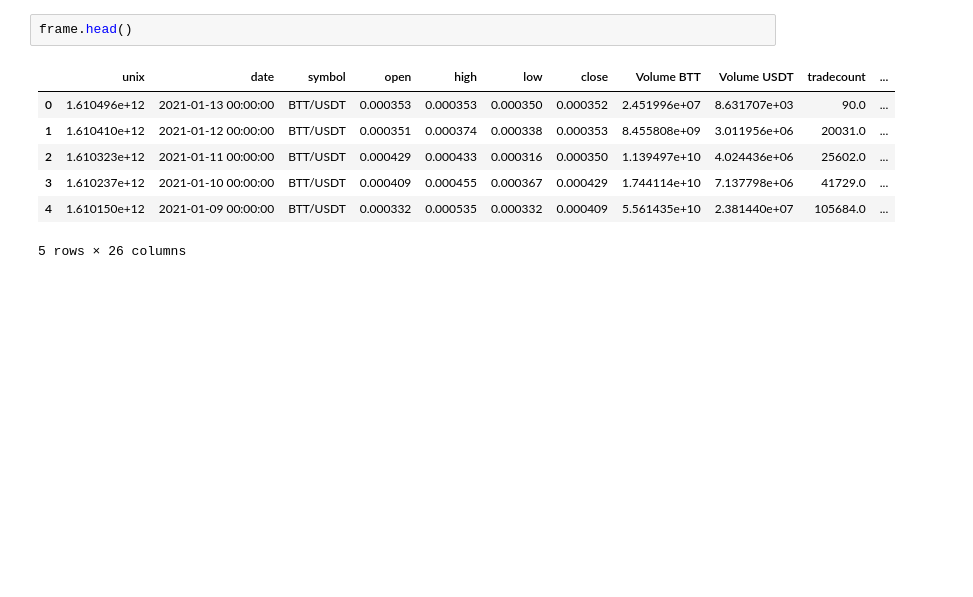
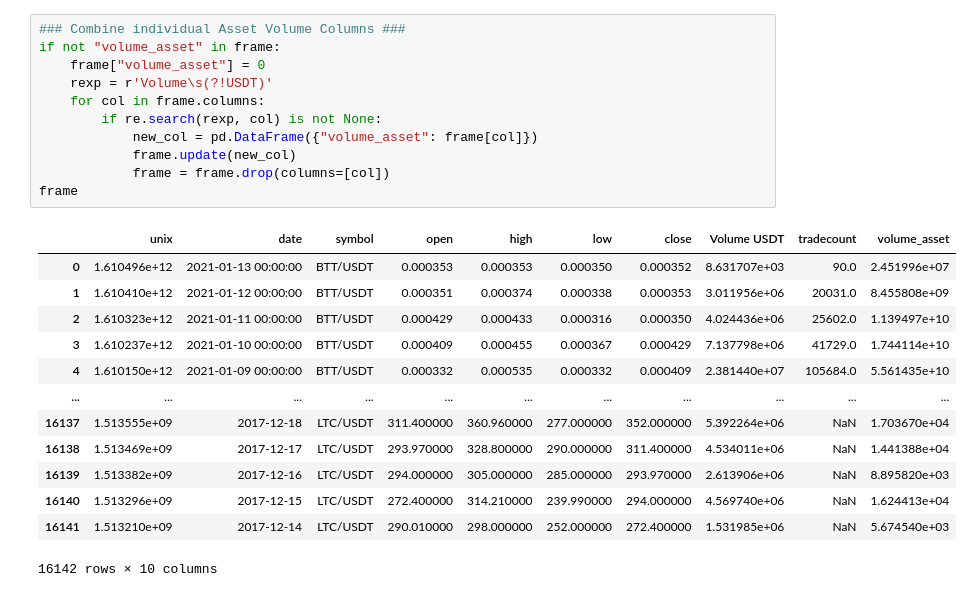
Before and after one commit to data301-2021-summer2/project-group27-project, a Jupyter notebook: analysis/main.ipynb, the cells around one changed output. Saved outputs shown, nothing was run; the diff lists cells and outputs as text; blank space fills up the shorter version.

Commit message:
Wrangle Data

```diff
--- a/analysis/main.ipynb
+++ b/analysis/main.ipynb
@@ -9,10 +25,25 @@ frame = pd.concat([pd.read_csv(filename, index_col=None, header=0) for filename
 # %%
-frame.head()
+### Combine individual Asset Volume Columns ###
+if not "volume_asset" in frame:
+    frame["volume_asset"] = 0
+    rexp = r'Volume\s(?!USDT)'
+    for col in frame.columns:
+        if re.search(rexp, col) is not None:
+            new_col = pd.DataFrame({"volume_asset": frame[col]})
+            frame.update(new_col)
+            frame = frame.drop(columns=[col])
+frame
 # %% [output]
-|  | unix | date | symbol | open | high | low | close | Volume BTT | Volume USDT | tradecount | ... |
-| 0 | 1.610496e+12 | 2021-01-13 00:00:00 | BTT/USDT | 0.000353 | 0.000353 | 0.000350 | 0.000352 | 2.451996e+07 | 8.631707e+03 | 90.0 | ... |
-| 1 | 1.610410e+12 | 2021-01-12 00:00:00 | BTT/USDT | 0.000351 | 0.000374 | 0.000338 | 0.000353 | 8.455808e+09 | 3.011956e+06 | 20031.0 | ... |
-| 2 | 1.610323e+12 | 2021-01-11 00:00:00 | BTT/USDT | 0.000429 | 0.000433 | 0.000316 | 0.000350 | 1.139497e+10 | 4.024436e+06 | 25602.0 | ... |
-| 3 | 1.610237e+12 | 2021-01-10 00:00:00 | BTT/USDT | 0.000409 | 0.000455 | 0.000367 | 0.000429 | 1.744114e+10 | 7.137798e+06 | 41729.0 | ... |
-| 4 | 1.610150e+12 | 2021-01-09 00:00:00 | BTT/USDT | 0.000332 | 0.000535 | 0.000332 | 0.000409 | 5.561435e+10 | 2.381440e+07 | 105684.0 | ... |
+|  | unix | date | symbol | open | high | low | close | Volume USDT | tradecount | volume_asset |
+| 0 | 1.610496e+12 | 2021-01-13 00:00:00 | BTT/USDT | 0.000353 | 0.000353 | 0.000350 | 0.000352 | 8.631707e+03 | 90.0 | 2.451996e+07 |
+| 1 | 1.610410e+12 | 2021-01-12 00:00:00 | BTT/USDT | 0.000351 | 0.000374 | 0.000338 | 0.000353 | 3.011956e+06 | 20031.0 | 8.455808e+09 |
+| 2 | 1.610323e+12 | 2021-01-11 00:00:00 | BTT/USDT | 0.000429 | 0.000433 | 0.000316 | 0.000350 | 4.024436e+06 | 25602.0 | 1.139497e+10 |
+| 3 | 1.610237e+12 | 2021-01-10 00:00:00 | BTT/USDT | 0.000409 | 0.000455 | 0.000367 | 0.000429 | 7.137798e+06 | 41729.0 | 1.744114e+10 |
+| 4 | 1.610150e+12 | 2021-01-09 00:00:00 | BTT/USDT | 0.000332 | 0.000535 | 0.000332 | 0.000409 | 2.381440e+07 | 105684.0 | 5.561435e+10 |
+| ... | ... | ... | ... | ... | ... | ... | ... | ... | ... | ... |
+| 16137 | 1.513555e+09 | 2017-12-18 | LTC/USDT | 311.400000 | 360.960000 | 277.000000 | 352.000000 | 5.392264e+06 | NaN | 1.703670e+04 |
+| 16138 | 1.513469e+09 | 2017-12-17 | LTC/USDT | 293.970000 | 328.800000 | 290.000000 | 311.400000 | 4.534011e+06 | NaN | 1.441388e+04 |
+| 16139 | 1.513382e+09 | 2017-12-16 | LTC/USDT | 294.000000 | 305.000000 | 285.000000 | 293.970000 | 2.613906e+06 | NaN | 8.895820e+03 |
+| 16140 | 1.513296e+09 | 2017-12-15 | LTC/USDT | 272.400000 | 314.210000 | 239.990000 | 294.000000 | 4.569740e+06 | NaN | 1.624413e+04 |
+| 16141 | 1.513210e+09 | 2017-12-14 | LTC/USDT | 290.010000 | 298.000000 | 252.000000 | 272.400000 | 1.531985e+06 | NaN | 5.674540e+03 |
-5 rows × 26 columns
+16142 rows × 10 columns
```
Also changed, not shown: parts of 4 cells of this notebook.
